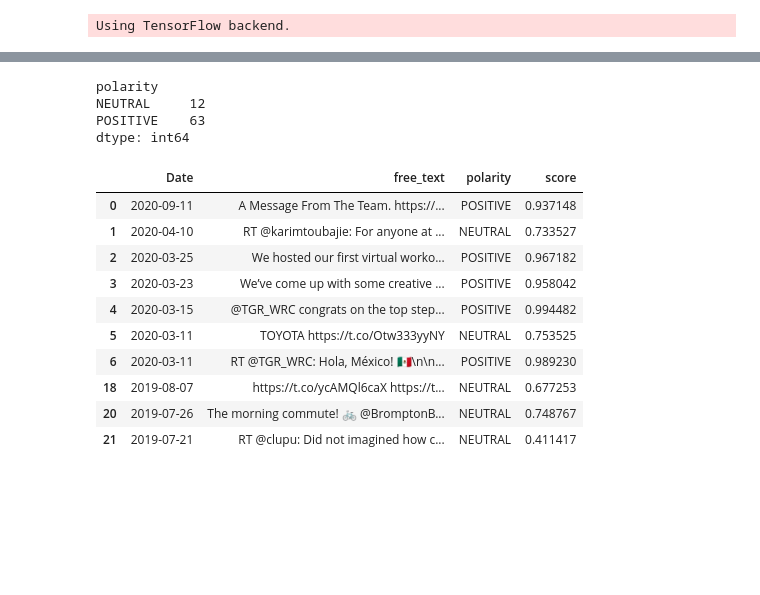
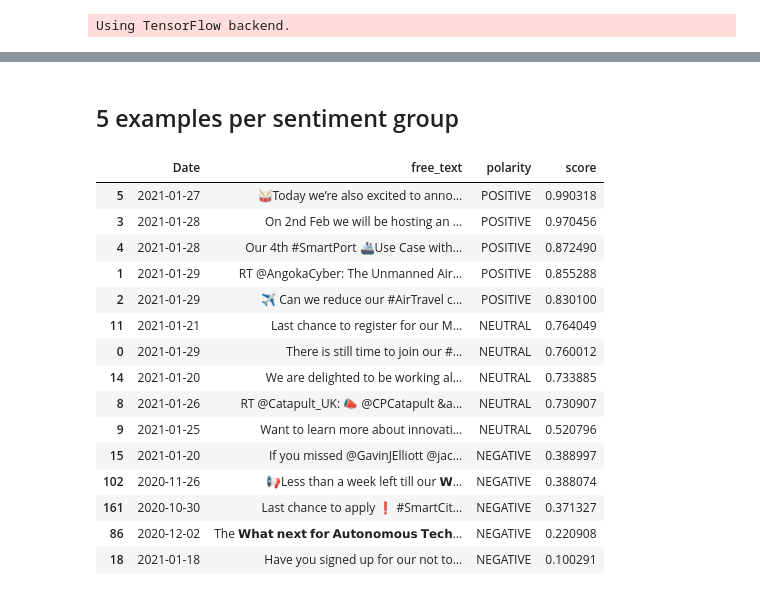
Before and after one commit to kostasvog1/twitter-sentiment-tag-classification, a Jupyter notebook: notebooks/sentiment_analysis.ipynb, the cells around one changed output, grey strips where cells are left out. Cells and saved outputs as stored; diff of their text form; code cells hidden in the pictures; blank space fills up the shorter version.

```diff
--- a/notebooks/sentiment_analysis.ipynb
+++ b/notebooks/sentiment_analysis.ipynb
@@ -58,25 +83,21 @@ Full house for Toyota Connected Tech Nights. Thank you to all who turned out
-# %%
-df_tweets['polarity'] = df_tweets['free_text'].apply(lambda row_text: predict(row_text,SEQUENCE_LENGTH=300,saved_tokenizer=tokenizer,saved_model=model)['label'])
-# %%
-df_tweets['score'] = df_tweets['free_text'].apply(lambda row_text: predict(row_text,SEQUENCE_LENGTH=300,saved_tokenizer=tokenizer,saved_model=model)['score'])
+# %% [markdown]
+## 5 examples per sentiment group
 # %%
-df_tweets.groupby('polarity').size()
+df_tweets.groupby('polarity').head(5).sort_values('score',ascending=False)
 # %% [output]
-polarity
-NEUTRAL     12
-POSITIVE    63
-dtype: int64
+|  | Date | free_text | polarity | score |
+| 5 | 2021-01-27 | 🥁Today we’re also excited to anno... | POSITIVE | 0.990318 |
+| 3 | 2021-01-28 | On 2nd Feb we will be hosting an ... | POSITIVE | 0.970456 |
+| 4 | 2021-01-28 | Our 4th #SmartPort 🚢Use Case with... | POSITIVE | 0.872490 |
+| 1 | 2021-01-29 | RT @AngokaCyber: The Unmanned Air... | POSITIVE | 0.855288 |
+| 2 | 2021-01-29 | ✈️ Can we reduce our #AirTravel c... | POSITIVE | 0.830100 |
+| 11 | 2021-01-21 | Last chance to register for our M... | NEUTRAL | 0.764049 |
+| 0 | 2021-01-29 | There is still time to join our #... | NEUTRAL | 0.760012 |
+| 14 | 2021-01-20 | We are delighted to be working al... | NEUTRAL | 0.733885 |
+| 8 | 2021-01-26 | RT @Catapult_UK: 📣 @CPCatapult &a... | NEUTRAL | 0.730907 |
+| 9 | 2021-01-25 | Want to learn more about innovati... | NEUTRAL | 0.520796 |
+| 15 | 2021-01-20 | If you missed @GavinJElliott @jac... | NEGATIVE | 0.388997 |
+| 102 | 2020-11-26 | 📢Less than a week left till our 𝗪... | NEGATIVE | 0.388074 |
+| 161 | 2020-10-30 | Last chance to apply ❗️ #SmartCit... | NEGATIVE | 0.371327 |
+| 86 | 2020-12-02 | The 𝗪𝗵𝗮𝘁 𝗻𝗲𝘅𝘁 𝗳𝗼𝗿 𝗔𝘂𝘁𝗼𝗻𝗼𝗺𝗼𝘂𝘀 𝗧𝗲𝗰𝗵... | NEGATIVE | 0.220908 |
+| 18 | 2021-01-18 | Have you signed up for our not to... | NEGATIVE | 0.100291 |
-# %%
-df_tweets.groupby('polarity').head(5)
-# %% [output]
-|  | Date | free_text | polarity | score |
-| 0 | 2020-09-11 | A Message From The Team. https://... | POSITIVE | 0.937148 |
-| 1 | 2020-04-10 | RT @karimtoubajie: For anyone at ... | NEUTRAL | 0.733527 |
-| 2 | 2020-03-25 | We hosted our first virtual worko... | POSITIVE | 0.967182 |
-| 3 | 2020-03-23 | We’ve come up with some creative ... | POSITIVE | 0.958042 |
-| 4 | 2020-03-15 | @TGR_WRC congrats on the top step... | POSITIVE | 0.994482 |
-| 5 | 2020-03-11 | TOYOTA https://t.co/Otw333yyNY | NEUTRAL | 0.753525 |
-| 6 | 2020-03-11 | RT @TGR_WRC: Hola, México! 🇲🇽\n\n... | POSITIVE | 0.989230 |
-| 18 | 2019-08-07 | https://t.co/ycAMQl6caX https://t... | NEUTRAL | 0.677253 |
-| 20 | 2019-07-26 | The morning commute! 🚲 @BromptonB... | NEUTRAL | 0.748767 |
-| 21 | 2019-07-21 | RT @clupu: Did not imagined how c... | NEUTRAL | 0.411417 |
```
Also changed, not shown: parts of 19 cells of this notebook.
